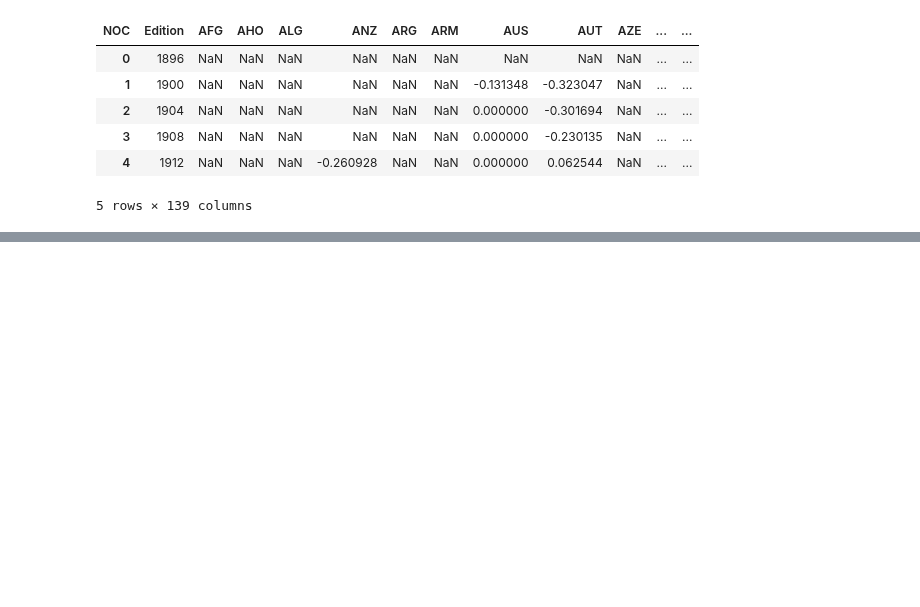
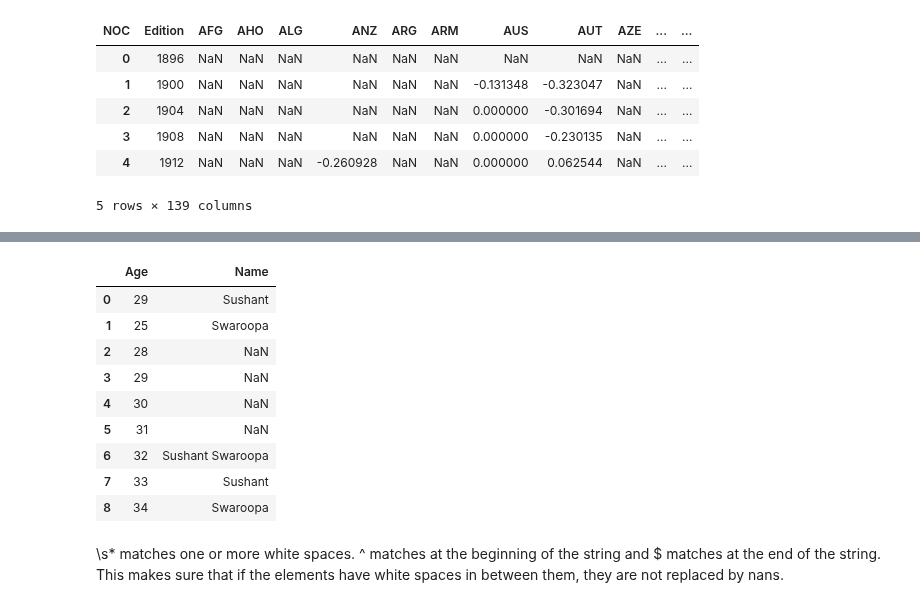
Before and after one commit to sushant2811/pythonAndStatsForDS, a Jupyter notebook: advancedPandas.ipynb, the cells around one changed output, grey strips where cells are left out. Drawn from its saved outputs; the diff is of its cells as text; code cells hidden in the pictures; blank space fills up the shorter version.

```diff
--- a/advancedPandas.ipynb
+++ b/advancedPandas.ipynb
@@ -3102,0 +3185,15 @@ meanFractionChange.head()
+# %%
+df.replace(r'^\s*$', np.nan, regex=True)
+# %% [output]
+|  | Age | Name |
+| 0 | 29 | Sushant |
+| 1 | 25 | Swaroopa |
+| 2 | 28 | NaN |
+| 3 | 29 | NaN |
+| 4 | 30 | NaN |
+| 5 | 31 | NaN |
+| 6 | 32 | Sushant Swaroopa |
+| 7 | 33 | Sushant |
+| 8 | 34 | Swaroopa |
+# %% [markdown]
+\s* matches one or more white spaces. ^ matches at the beginning of the string and $ matches at the end of the string. This makes sure that if the elements have white spaces in between them, they are not replaced by nans.
```
Also changed, not shown: parts of 14 cells of this notebook.
